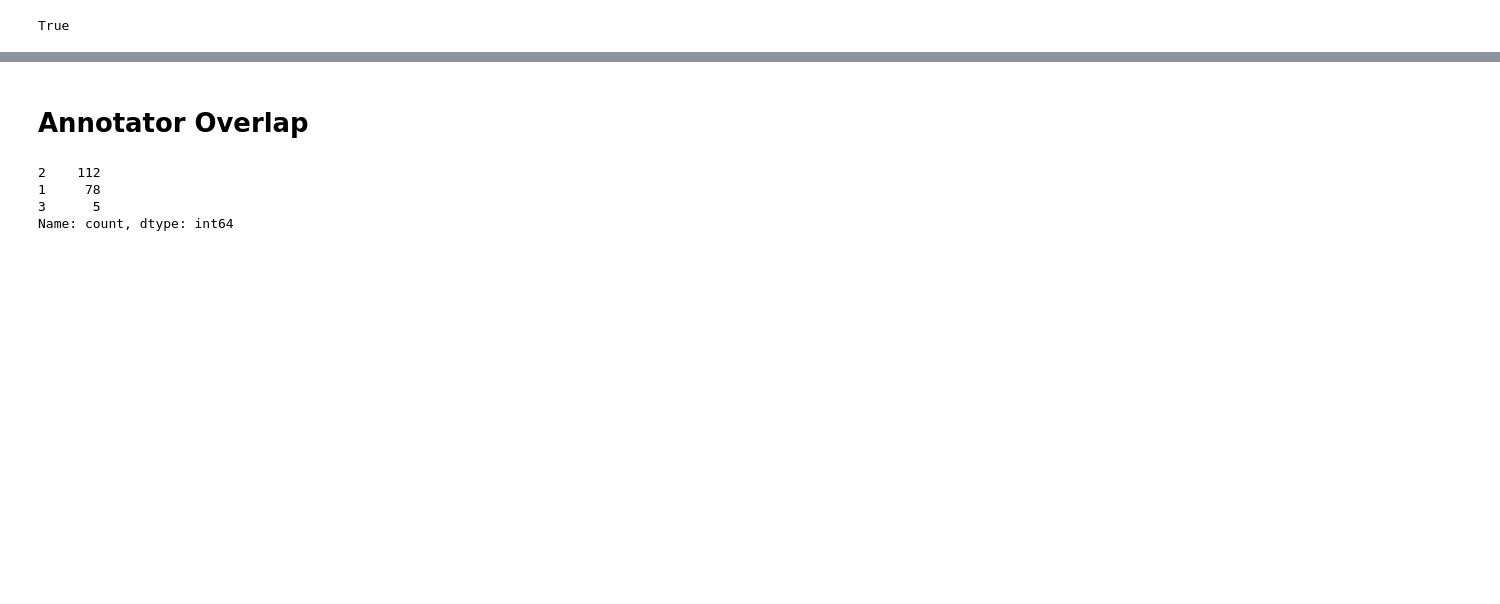
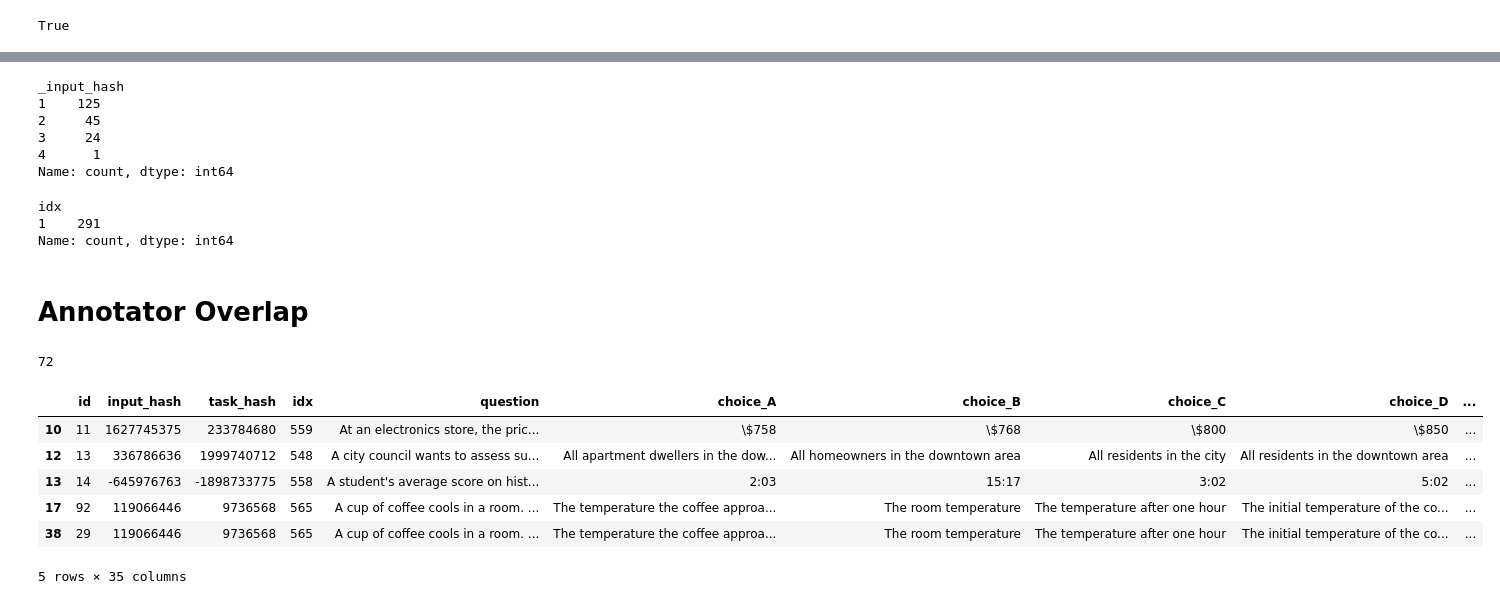
Before and after one commit to the-learning-agency-lab/annotation-app, a Jupyter notebook: scripts/download-sql.ipynb, the cells around one changed output, grey strips where cells are left out. Saved outputs shown, nothing was run; the diff lists cells and outputs as text; code cells hidden in the pictures; blank space fills up the shorter version.

```diff
--- a/scripts/download-sql.ipynb
+++ b/scripts/download-sql.ipynb
@@ -35,6 +24,12 @@ examples = pd.read_sql_table("example", con=engine)
 content = examples["content"].apply(lambda x: json.loads(x))
 df = pd.concat([examples.drop("content", axis=1), pd.json_normalize(content)], axis=1)
 df["timestamp"] = pd.to_datetime(df["_timestamp"], unit='s')
+# Convert dtypes
+df = df.replace('', pd.NA)
+df["overall"] = df["overall"].astype("Int64")
+df["topic"] = df["topic"].astype("Int64")
+df["vocabulary"] = df["vocabulary"].astype("Int64")
+df["choices"] = df["choices"].astype("Int64")
 df
 # %% [output]
 |  | id | input_hash | task_hash | idx | question | choice_A | choice_B | choice_C | choice_D | ... |
@@ -75,9 +58,61 @@ df[df["topic"].isna()].sample(5)
+# %%
+df.groupby("idx")["_input_hash"].nunique().value_counts()
+# %% [output]
+_input_hash
+1    125
+2     45
+3     24
+4      1
+Name: count, dtype: int64
+# %%
+df.groupby("_task_hash")["idx"].nunique().value_counts()
+# %% [output]
+idx
+1    291
+Name: count, dtype: int64
 # %% [markdown]
 # Annotator Overlap
-# %%
-df.groupby("idx").size().value_counts()
-# %% [output]
-2    112
-1     78
-3      5
-Name: count, dtype: int64
+# %%
+# Save samples with less than two complete responses from different annotators
+def filter_incomplete_responses(group):
+    """Filter out rows with less than two complete responses from
+    different annotators."""
+    valid_values = [1, 2, 3]
+    valid_group = group[
+        group["overall"].isin(valid_values) &
+        group["topic"].isin(valid_values) &
+        group["vocabulary"].isin(valid_values) &
+        group["choices"].isin(valid_values)
+    ]
+
+    if valid_group["_annotator_id"].nunique() >= 2:
+        return False
+
+    return True
+
+
+for_completion = (
+    df
+    .groupby("idx")
+    .filter(filter_incomplete_responses)
+    .drop(
+        columns=[
+            "_timestamp",
+            "_annotator_id",
+            "_session_id",
+            "_view_id",
+        ]
+    )
+)
+
+print(for_completion.idx.nunique())
+display(for_completion.head(5))
+# %% [output]
+72
+|  | id | input_hash | task_hash | idx | question | choice_A | choice_B | choice_C | choice_D | ... |
+| 10 | 11 | 1627745375 | 233784680 | 559 | At an electronics store, the pric... | \$758 | \$768 | \$800 | \$850 | ... |
+| 12 | 13 | 336786636 | 1999740712 | 548 | A city council wants to assess su... | All apartment dwellers in the dow... | All homeowners in the downtown area | All residents in the city | All residents in the downtown area | ... |
+| 13 | 14 | -645976763 | -1898733775 | 558 | A student's average score on hist... | 2:03 | 15:17 | 3:02 | 5:02 | ... |
+| 17 | 92 | 119066446 | 9736568 | 565 | A cup of coffee cools in a room. ... | The temperature the coffee approa... | The room temperature | The temperature after one hour | The initial temperature of the co... | ... |
+| 38 | 29 | 119066446 | 9736568 | 565 | A cup of coffee cools in a room. ... | The temperature the coffee approa... | The room temperature | The temperature after one hour | The initial temperature of the co... | ... |
+5 rows × 35 columns
```
Also changed, not shown: parts of 8 cells of this notebook, 10 other files.
